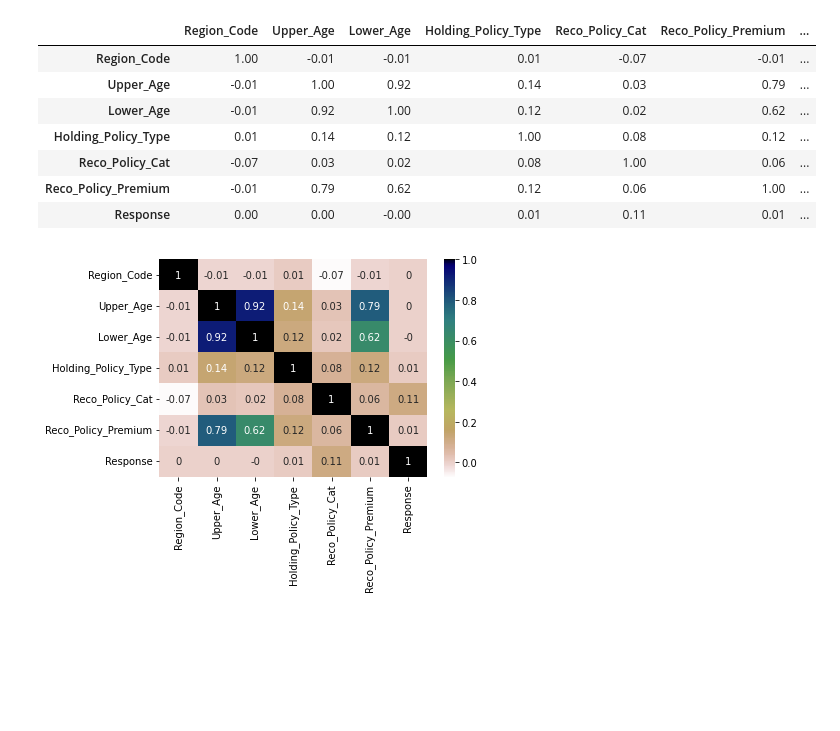
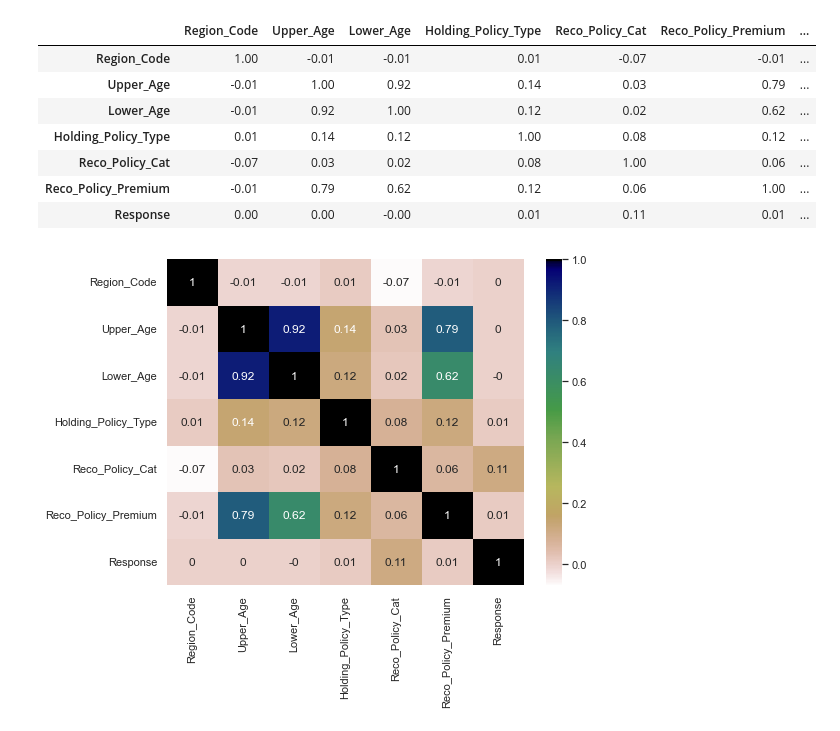
Before and after one commit to o-guilherme/IFSP-Proj-Sem2, a Jupyter notebook: EDA and Pre-processing.ipynb, the cells around one changed output. Cells and saved outputs as stored; diff of their text form; code cells hidden in the pictures; blank space fills up the shorter version.

```diff
--- a/EDA and Pre-processing.ipynb
+++ b/EDA and Pre-processing.ipynb
@@ -143,8 +143,9 @@ df.corr().round(2)
 | Reco_Policy_Cat | -0.07 | 0.03 | 0.02 | 0.08 | 1.00 | 0.06 | ... |
 | Reco_Policy_Premium | -0.01 | 0.79 | 0.62 | 0.12 | 0.06 | 1.00 | ... |
 | Response | 0.00 | 0.00 | -0.00 | 0.01 | 0.11 | 0.01 | ... |
-# %%
-#Checking for correlations
-sns.heatmap(df.corr().round(2), annot=True, cmap='gist_earth_r');
-# %% [output]
-[figure, removed]
+# %%
+#Plotting the correlation matrix
+sns.set(rc={"figure.figsize":(8, 6)})
+sns.heatmap(df.corr().round(2), annot=True, cmap='gist_earth_r');
+# %% [output]
+[figure, added]
```
Also changed, not shown: parts of 5 cells of this notebook.
